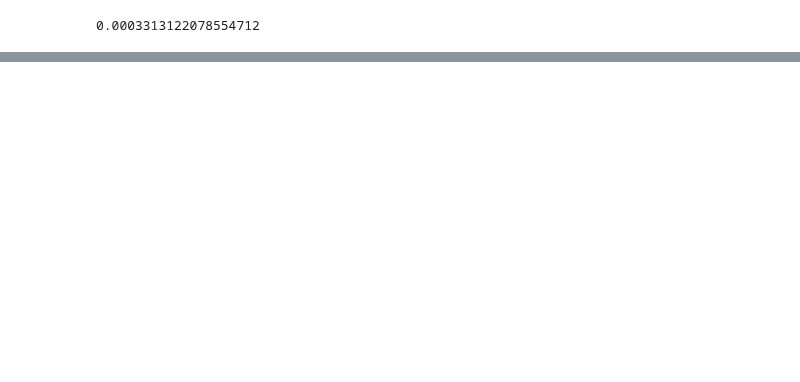
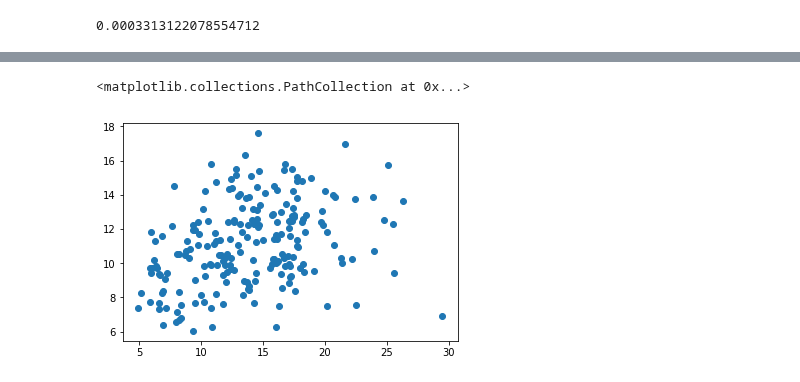
Before and after one commit to jasminajovanovic/IMR, a Jupyter notebook: Poverty.ipynb, the cells around one changed output, grey strips where cells are left out. Drawn from its saved outputs; the diff is of its cells as text; code cells hidden in the pictures; blank space fills up the shorter version.

```diff
--- a/Poverty.ipynb
+++ b/Poverty.ipynb
@@ -386,0 +444,2 @@ p_value
+# %%
+black_counties = pd.read_csv("black_counties.csv")
@@ -386,0 +455,4 @@ p_value
+# %%
+black_merge = pd.merge(black_counties, merge_group, on="County ID", how="left")
+# %%
+black_merge = black_merge.dropna(how="any")
@@ -386,0 +468,7 @@ p_value
+# %%
+x_axis = black_merge["All Ages in Poverty Percent"]
+y_axis = black_merge["Death Rate"]
+plt.scatter(x_axis, y_axis)
+# %% [output]
+<matplotlib.collections.PathCollection at 0x...>
+[figure, added]
```
Also changed, not shown: parts of 15 cells of this notebook.
